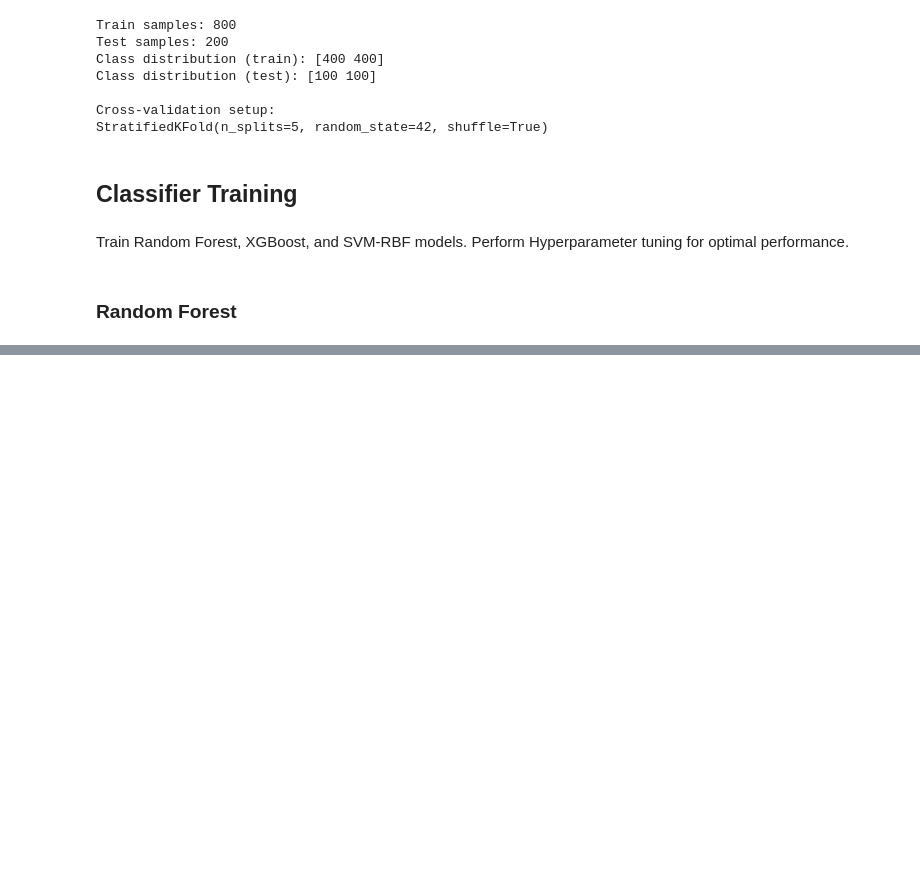
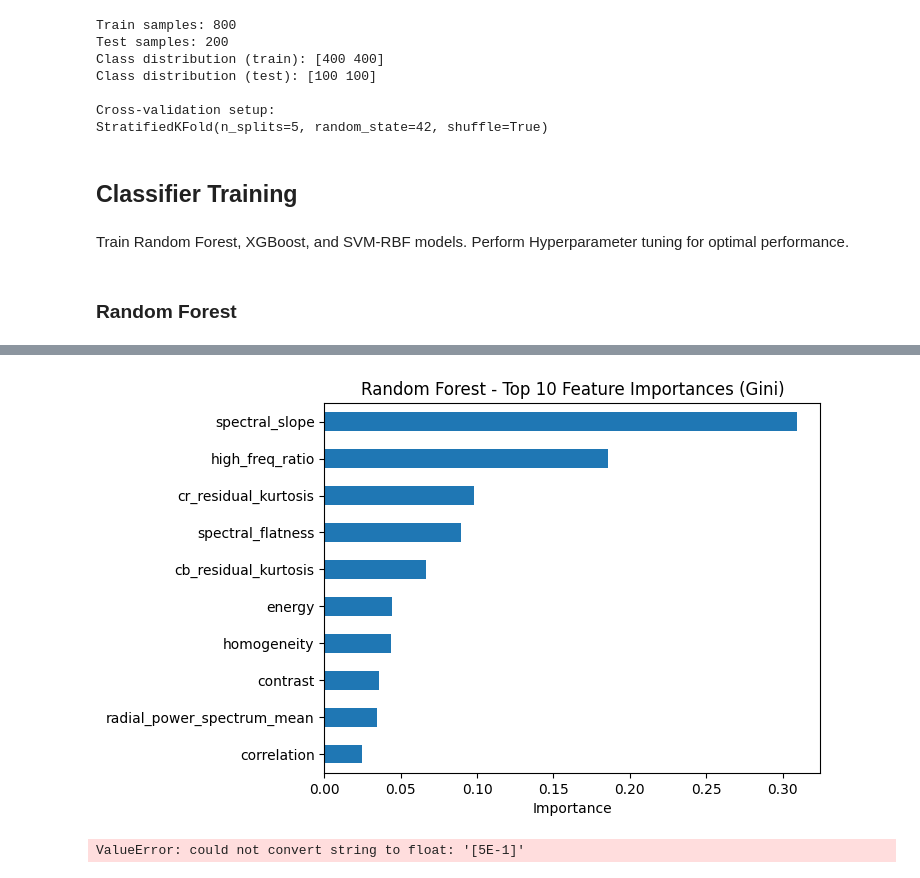
Before and after one commit to PolPujolSantaella/detect-AI-midjourney-images, a Jupyter notebook: detect_midjourney.ipynb, the cells around one changed output, grey strips where cells are left out. Saved outputs shown, nothing was run; the diff lists cells and outputs as text; code cells hidden in the pictures; blank space fills up the shorter version.

```diff
--- a/detect_midjourney.ipynb
+++ b/detect_midjourney.ipynb
@@ -382,0 +391,31 @@ RF CV F1 Score: 0.6760584532087254
+# %%
+xgb_param_grid = {
+    'learning_rate': [0.01, 0.05, 0.1],
+    'n_estimators': [200, 400, 600],
+    'max_depth': [3, 5, 8],
+    'subsample': [0.8, 1.0],
+    'colsample_bytree': [0.8, 1.0]
+}
+
+xgb = XGBClassifier(
+    objective='binary:logistic',
+    eval_metric='logloss',
+    use_label_encoder=False,
+    random_state=42,
+    n_jobs=-1
+)
+
+xgb_grid = GridSearchCV(
+    estimator=xgb,
+    param_grid=xgb_param_grid,
+    scoring='accuracy',
+    cv=cv,
+    n_jobs=-1,
+    verbose=1
+)
+
+xgb_grid.fit(X_train, y_train)
+xgb_best = xgb_grid.best_estimator_
+
+print("✅ Best XGBoost params:", xgb_grid.best_params_)
+print("XGBoost CV Accuracy:", xgb_grid.best_score_)
@@ -382,0 +561,17 @@ RF CV F1 Score: 0.6760584532087254
+# %%
+feature_names = df_features.drop(columns=['label']).columns
+
+rf_importances = pd.Series(rf_best.feature_importances_, index=feature_names)
+rf_importances.sort_values(ascending=False).head(10).plot.barh()
+plt.title("Random Forest - Top 10 Feature Importances (Gini)")
+plt.xlabel("Importance")
+plt.gca().invert_yaxis()
+plt.show()
+
+explainer = shap.TreeExplainer(xgb_best)
+shap_values = explainer.shap_values(X_test)
+
+shap.summary_plot(shap_values, X_test, feature_names=feature_names)
+# %% [output]
+[figure, added]
+ValueError: could not convert string to float: '[5E-1]'
```
Also changed, not shown: parts of 11 cells of this notebook, 2 other files.
